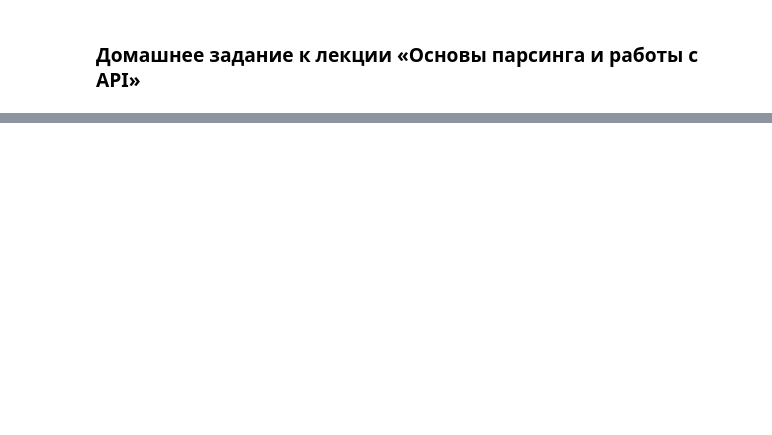
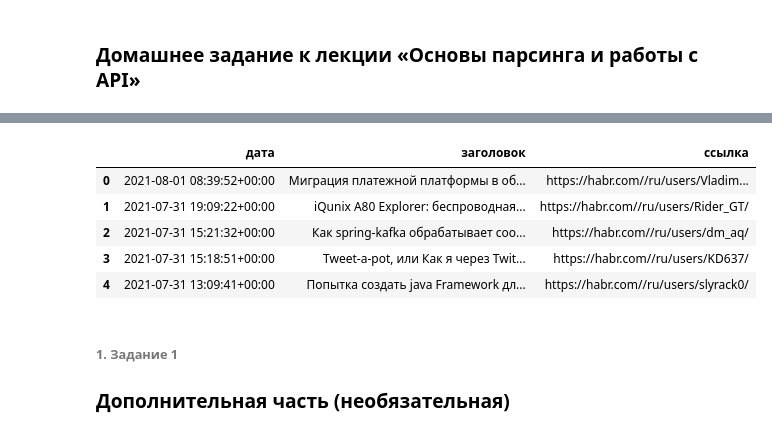
Before and after one commit to Anton-Solop/PYDP, a Jupyter notebook: home_work_web_scraping.ipynb, the cells around one changed output, grey strips where cells are left out. Saved outputs shown, nothing was run; the diff lists cells and outputs as text; code cells hidden in the pictures; blank space fills up the shorter version.

```diff
--- a/home_work_web_scraping.ipynb
+++ b/home_work_web_scraping.ipynb
@@ -99,0 +31,47 @@ article-formatted-body article-formatted-body_version-2
+# %%
+# формируем необходимые стартовые переменные
+URL = 'https://habr.com/ru/all/'
+KEYWORDS = ['python', 'парсинг', 'it']
+habr_news = pd.DataFrame()
+# Делаем запрос
+req = requests.get(URL)
+# Преобразуем с помощью BeautifulSoup
+soup = BeautifulSoup(req.text, "html.parser")
+# делаем выборку по требуемому классу
+posts_all = soup.find_all('div', class_='tm-article-snippet')
+# Запускаем цикл перебора постов
+for post in posts_all:
+    post_text = post.find('div', class_='article-formatted-body').text
+    # переводим текст поста в нижний регистр
+    post_lower = post_text.lower()
+    # запускаем цикл перебора поисковых слов в тексте( в нижнем регистре)
+    for w in KEYWORDS:
+        if w.lower() in post_lower:
+            # вычленяем дату
+            date = pd.to_datetime(post.find(
+                'span', class_='tm-article-snippet__datetime-published').find('time').get('datetime'), dayfirst=True)
+            # вычленяем заголовок
+            title = post.find(
+                'h2', class_='tm-article-snippet__title tm-article-snippet__title_h2').text
+            # вычленяем адрес ссылки
+            url_ = post.find('a').get('href')
+            # формируем полноценные ссылки
+            all_url = 'https://habr.com/' + url_
+            # готовим строку для датафрейма
+            row = {'date': date, 'title': title, 'url': all_url}
+            # добавляем строку к датафрейму (делаем сразу адекватную индексацию)
+            habr_news = pd.concat([habr_news, pd.DataFrame([row])], ignore_index=True)
+# меняем заголовки столбцов
+habr_news.columns = ['дата', 'заголовок', 'ссылка']
+habr_news
+# %% [output]
+|  | дата | заголовок | ссылка |
+| 0 | 2021-08-01 08:39:52+00:00 | Миграция платежной платформы в об... | https://habr.com//ru/users/Vladim... |
+| 1 | 2021-07-31 19:09:22+00:00 | iQunix A80 Explorer: беспроводная... | https://habr.com//ru/users/Rider_GT/ |
+| 2 | 2021-07-31 15:21:32+00:00 | Как spring-kafka обрабатывает соо... | https://habr.com//ru/users/dm_aq/ |
+| 3 | 2021-07-31 15:18:51+00:00 | Tweet-a-pot, или Как я через Twit... | https://habr.com//ru/users/KD637/ |
+| 4 | 2021-07-31 13:09:41+00:00 | Попытка создать java Framework дл... | https://habr.com//ru/users/slyrack0/ |
+# %% [markdown]
+###### 1. Задание 1
+
+### Дополнительная часть (необязательная)
```
Also changed, not shown: parts of 35 cells of this notebook.
